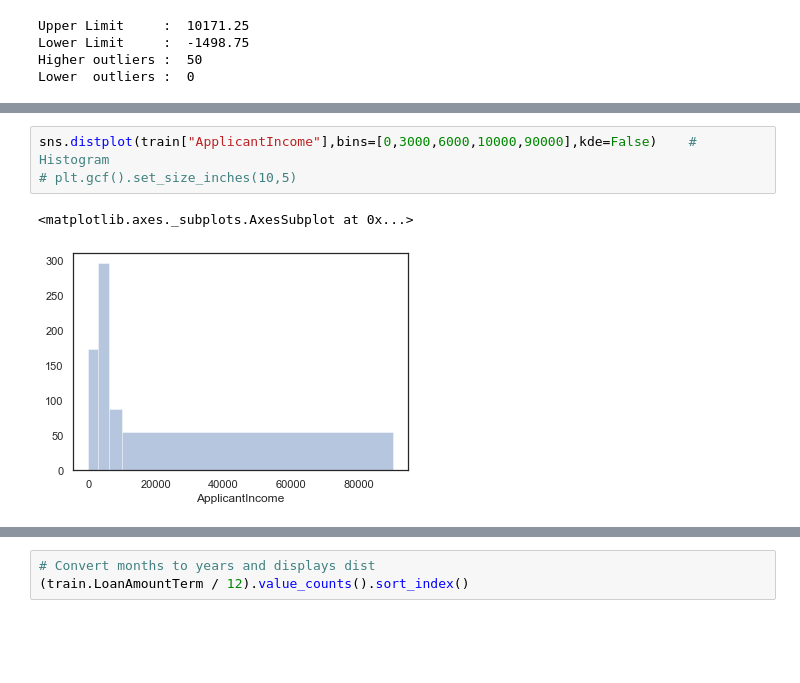
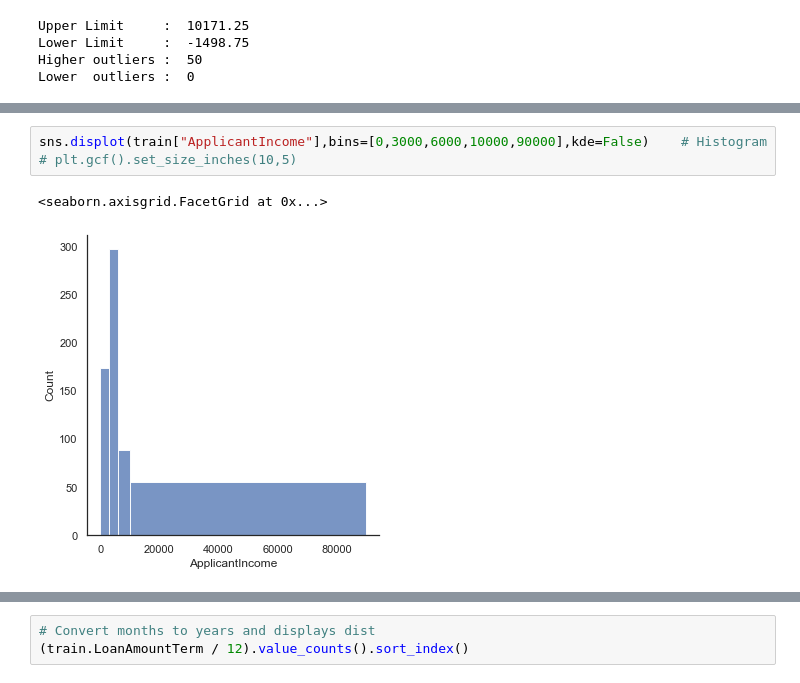
Before and after one commit to srikanthpragada/DS_30_NOV_2020, a Jupyter notebook: loan/loan_prediction.ipynb, the cells around one changed output, grey strips where cells are left out. Drawn from its saved outputs; the diff is of its cells as text; blank space fills up the shorter version.

```diff
--- a/loan/loan_prediction.ipynb
+++ b/loan/loan_prediction.ipynb
@@ -283,9 +267,9 @@ sns.distplot(np.log(train.ApplicantIncome), kde=False)  # After log transformati
 # %%
-sns.distplot(train["ApplicantIncome"],bins=[0,3000,6000,10000,90000],kde=False)    # Histogram
+sns.displot(train["ApplicantIncome"],bins=[0,3000,6000,10000,90000],kde=False)    # Histogram
 # plt.gcf().set_size_inches(10,5)
 # %% [output]
-<matplotlib.axes._subplots.AxesSubplot at 0x...>
+<seaborn.axisgrid.FacetGrid at 0x...>
-[figure, old version]
+[figure, new version]
 # %%
 train.CoapplicantIncome.plot.box(showmeans=True, meanline=True, showfliers = False)
 # %% [output]
```
Also changed, not shown: parts of 32 cells of this notebook.
